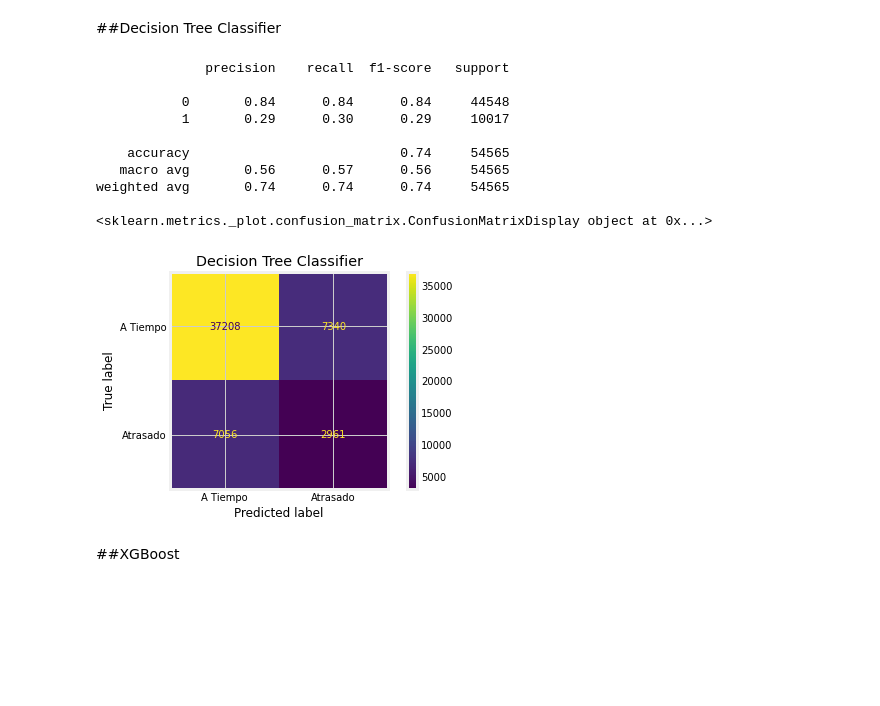
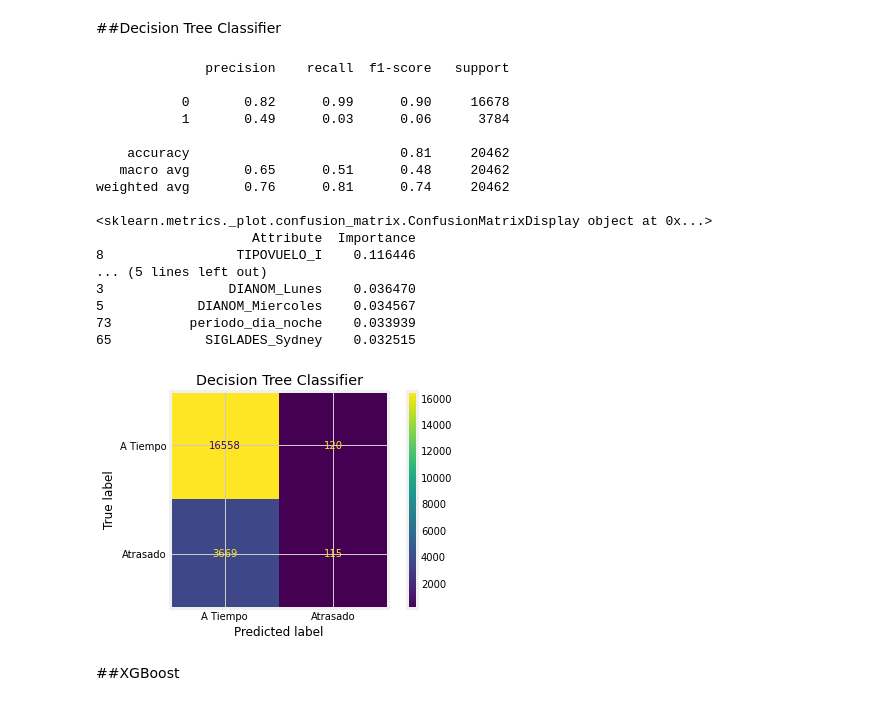
Before and after one commit to sebabecerra/DesafioLatam1, a Jupyter notebook: Solucion.ipynb, the cells around one changed output. Drawn from its saved outputs; the diff is of its cells as text; code cells hidden in the pictures; blank space fills up the shorter version.

```diff
--- a/Solucion.ipynb
+++ b/Solucion.ipynb
@@ -441,5 +436,5 @@ df.tail()
 df2 = df.drop(["Fecha-I", "Vlo-I", "Ori-I",
                "Des-I", "Emp-I", "Fecha-O",
                "Vlo-I", "Ori-O", "Des-O",
-               "Emp-O","SIGLAORI", "Vlo-O", "date", 'dif_min'], axis=1)
+               "Emp-O","SIGLAORI", "Vlo-O", "date", 'dif_min', "DIA", "MES", "AÑO", "OPERA"], axis=1)
 # %%
@@ -465,11 +454,12 @@ df2.tail(20)
 # %%
-df2=pd.get_dummies(df2,columns=['DIANOM', 'TIPOVUELO', 'OPERA','SIGLADES', 'periodo_dia'])
+df2=pd.get_dummies(df2,columns=['DIANOM', 'TIPOVUELO','SIGLADES', 'periodo_dia'])
 # %% [markdown]
 #Entrenando Modelos
 # %%
 X=df2.drop(['atraso_15'], axis=1)
 y=df2['atraso_15']
-X_train, X_test, y_train, y_test = train_test_split(X, y, random_state = 123, train_size=0.2)
+X_train, X_test, y_train, y_test = train_test_split(X, y, random_state = 123,
+                                                    train_size=0.7)
 # %%
 scaler = MinMaxScaler()
 X_train_scaled = scaler.fit_transform(X_train)
@@ -507,31 +508,43 @@ weighted avg       0.77      0.82      0.74     54565
 # %% [markdown]
 ##Decision Tree Classifier
 # %%
-from sklearn.tree import DecisionTreeClassifier
 model = DecisionTreeClassifier()
 model.fit(X_train, y_train)
+#model.fit(X_train_scaled, y_train)
 model_pred = model.predict(X_test)
-# print(confusion_matrix(y_test, model_pred))
+importances = pd.DataFrame(data={
+    'Attribute': X_train.columns,
+    'Importance': model.feature_importances_
+})
+importances = importances.sort_values(by='Importance', ascending=False)
 print(classification_report(y_test, model_pred))
 conf_mat_plot = plot_confusion_matrix(model, X_test, y_test)
 plt.title("Decision Tree Classifier")
 plt.xticks(np.arange(2) , ["A Tiempo", "Atrasado"])
 plt.yticks(np.arange(2) , ["A Tiempo", "Atrasado"])
 print(conf_mat_plot)
+print(importances.head(10))
 del model
 del model_pred
 # %% [output]
               precision    recall  f1-score   support
 
-           0       0.84      0.84      0.84     44548
-           1       0.29      0.30      0.29     10017
+           0       0.82      0.99      0.90     16678
+           1       0.49      0.03      0.06      3784
 
-    accuracy                           0.74     54565
-   macro avg       0.56      0.57      0.56     54565
-weighted avg       0.74      0.74      0.74     54565
+    accuracy                           0.81     20462
+   macro avg       0.65      0.51      0.48     20462
+weighted avg       0.76      0.81      0.74     20462
 
 <sklearn.metrics._plot.confusion_matrix.ConfusionMatrixDisplay object at 0x...>
+                    Attribute  Importance
+8                 TIPOVUELO_I    0.116446
+... (5 lines left out)
+3                DIANOM_Lunes    0.036470
+5            DIANOM_Miercoles    0.034567
+73          periodo_dia_noche    0.033939
+65            SIGLADES_Sydney    0.032515
-[figure, old version]
+[figure, new version]
 # %% [markdown]
 ##XGBoost
 # %%
```
Also changed, not shown: parts of 28 cells of this notebook.
